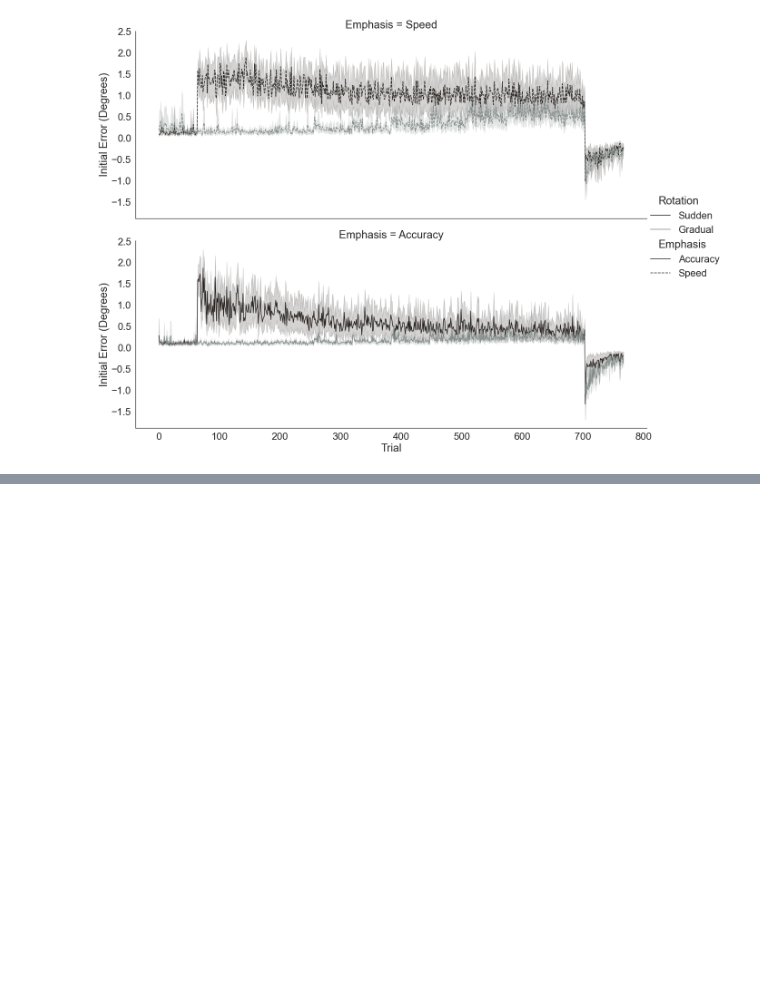
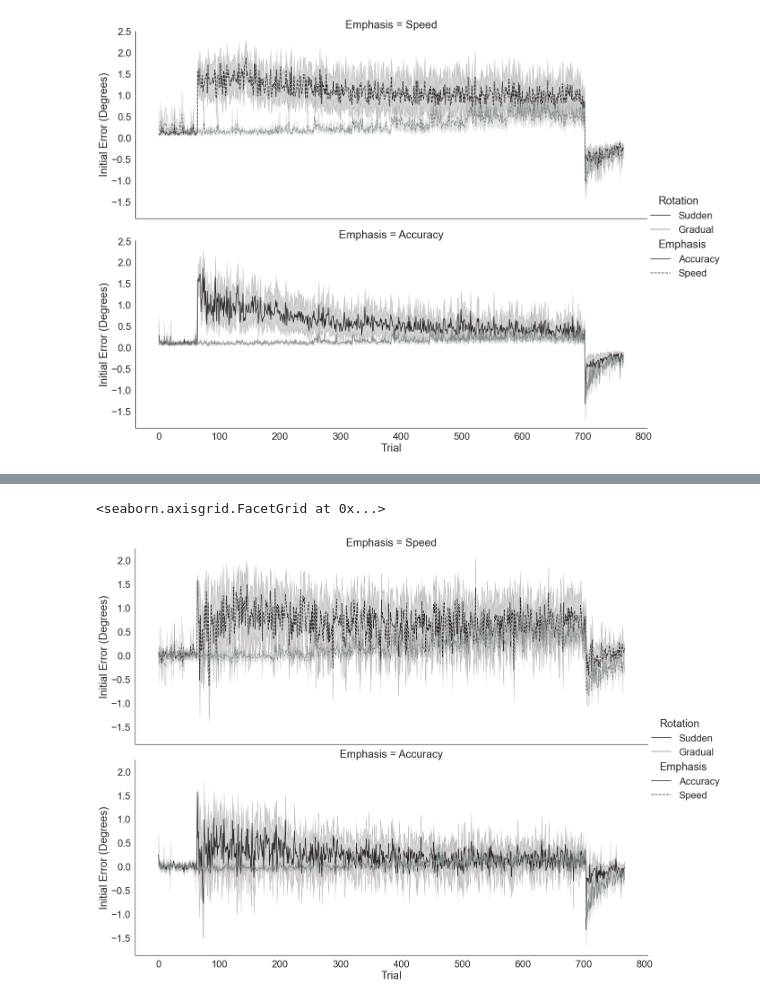
Before and after one commit to tejas-savalia/vma_behavioral, a Jupyter notebook: All experiments/experiment 1/analyses.ipynb, the cells around one changed output, grey strips where cells are left out. Cells and saved outputs as stored; diff of their text form; code cells hidden in the pictures; blank space fills up the shorter version.

Commit message:
signed errors prep

```diff
--- a/All experiments/experiment 1/analyses.ipynb
+++ b/All experiments/experiment 1/analyses.ipynb
@@ -327,0 +336,29 @@ g.set_ylabels('Error Difference \n Relearning - Learning')
+# %%
+init_signed_error = []
+for traj in cursor_trajectory:
+    init_signed_error.append(comp_init_ang_error(traj))
+# %%
+df = pd.DataFrame({'p_id' : np.repeat(np.arange(num_participants), num_blocks*num_trials),
+                    'Trial': np.tile(np.arange(768), 60),
+                    'Block': np.tile(np.repeat(np.arange(12), 64), 60),
+                    'Rotation': np.tile(np.repeat(np.array(['Sudden', 'Sudden', 'Gradual', 'Gradual']), 768), 15),
+                    'Emphasis': np.tile(np.repeat(np.array(['Speed', 'Accuracy']), 768), 30),
+                    'init signed error': np.array(init_signed_error),
+                    'init signed error degrees': np.array(init_signed_error)*180/np.pi,
+
+
+})
+# %%
+sns.set_context('talk')
+sns.set(font_scale = 2)
+sns.set_style('white')
+colors = [ '#292421', '#808A87']
+sns.set_palette(sns.color_palette(colors))
+
+g = sns.relplot(x = 'Trial', y = 'init signed error degrees', hue = 'Rotation', row = 'Emphasis', style='Emphasis',
+                 style_order=['Accuracy', 'Speed'], hue_order=['Sudden', 'Gradual'], row_order=['Speed', 'Accuracy'],
+            data = df, height = 7, aspect = 2.5, kind = 'line')
+g.set_axis_labels('Trial', 'Initial Error (Degrees)')
+# %% [output]
+<seaborn.axisgrid.FacetGrid at 0x...>
+[figure, added]
```
Also changed, not shown: parts of 15 cells of this notebook, 7 other files.
